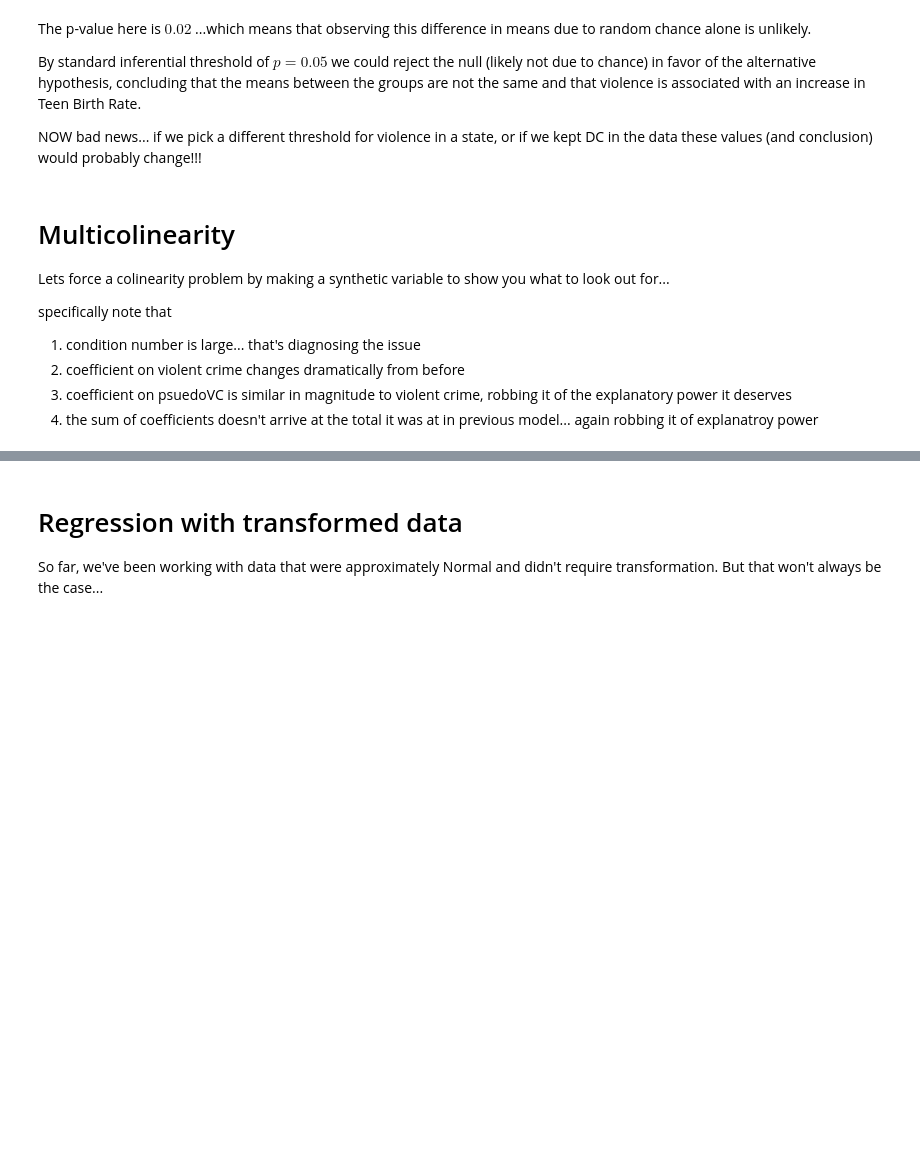
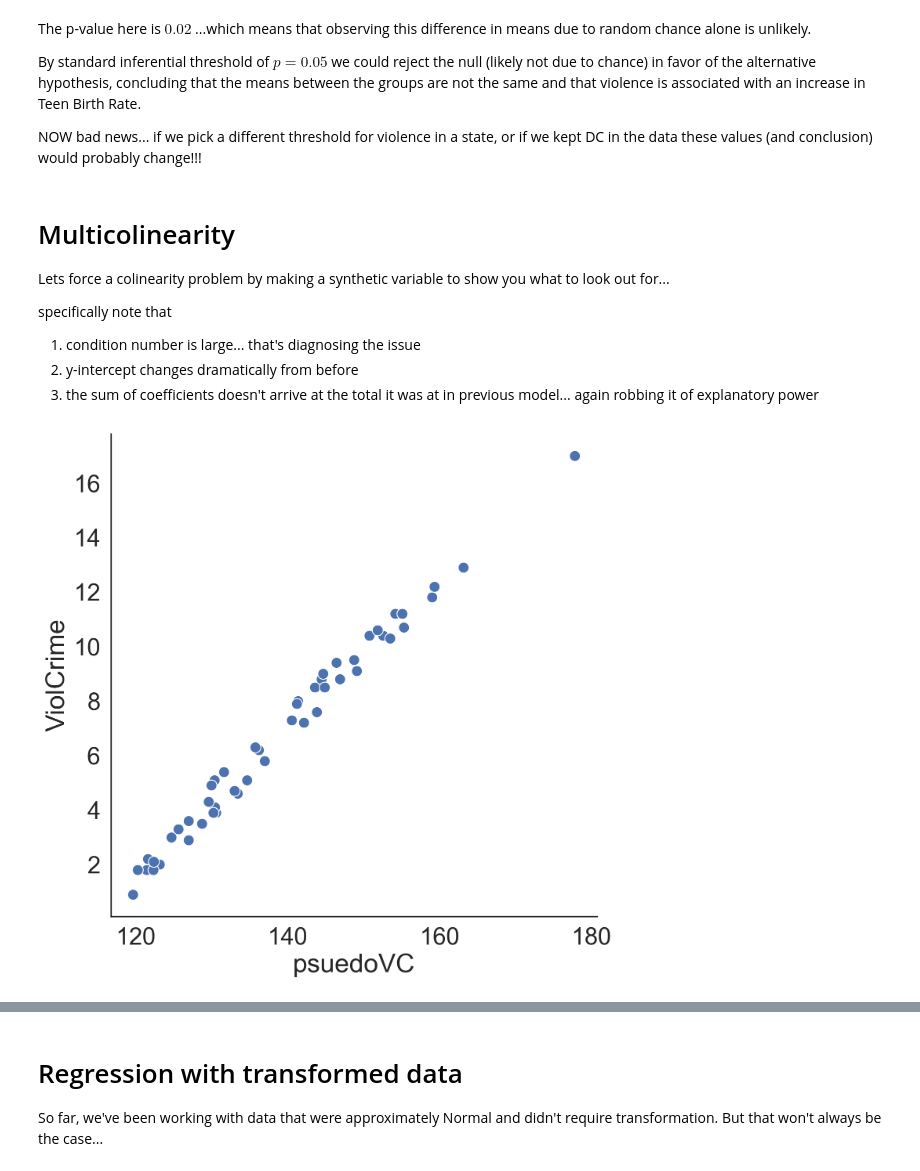
Before and after one commit to COGS108/Lectures-Ellis, a Jupyter notebook: 06_inference/06_10_inference.ipynb, the cells around one changed output, grey strips where cells are left out. Cells and saved outputs as stored; diff of their text form; code cells hidden in the pictures; blank space fills up the shorter version.

```diff
--- a/06_inference/06_10_inference.ipynb
+++ b/06_inference/06_10_inference.ipynb
@@ -445,6 +624,5 @@ Lets force a colinearity problem by making a synthetic variable to show you what
 
 specifically note that
 1. condition number is large... that's diagnosing the issue
-2. coefficient on violent crime changes dramatically from before
-3. coefficient on psuedoVC is similar in magnitude to violent crime, robbing it of the explanatory power it deserves
-4. the sum of coefficients doesn't arrive at the total it was at in previous model... again robbing it of explanatroy power
+2. y-intercept changes dramatically from before
+3. the sum of coefficients doesn't arrive at the total it was at in previous model... again robbing it of explanatory power
@@ -451 +632,6 @@ specifically note that
+# %%
+# Plot relationship between colinear predictors (code added to notes)
+sns.scatterplot(x='psuedoVC', y='ViolCrime', data=df, s=100);
+# %% [output]
+[figure, added]
 # %%
```
Also changed, not shown: parts of 38 cells of this notebook, 3 other files.
